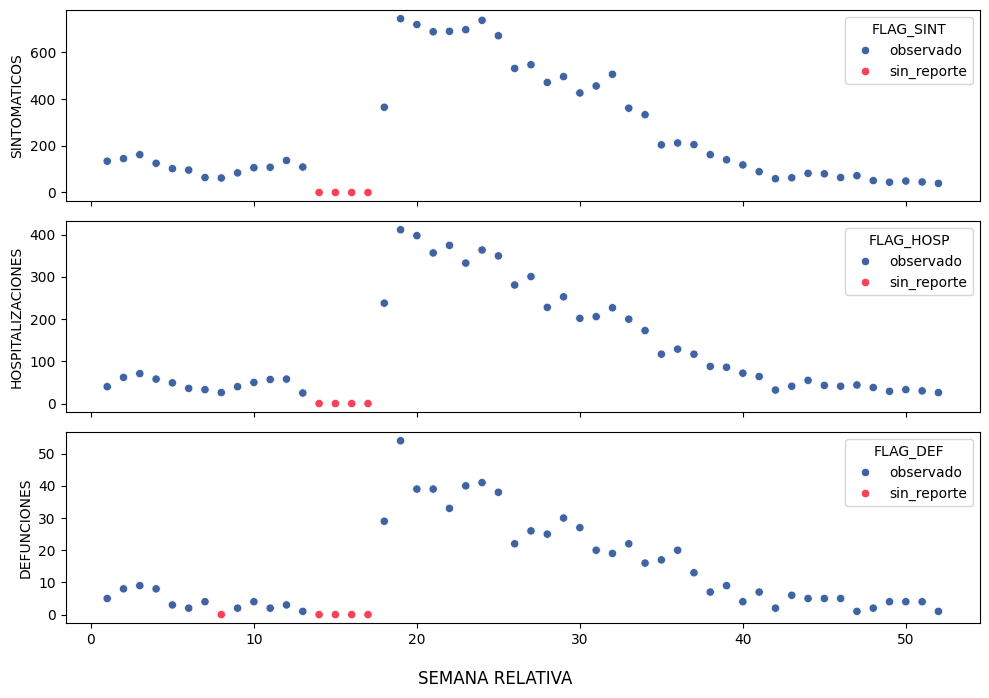
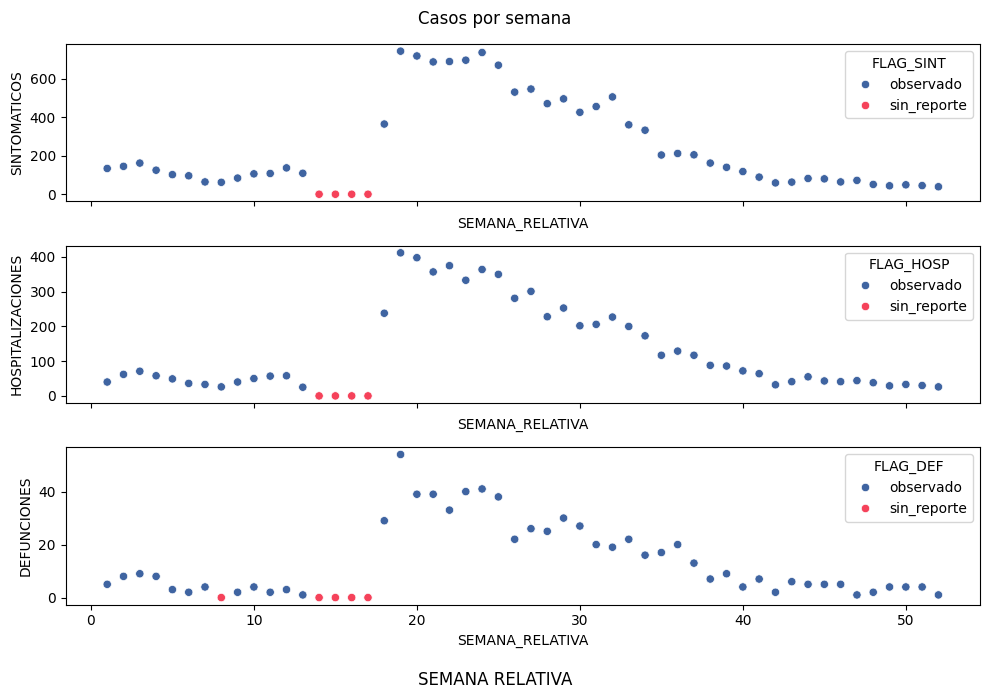
Code edit (unified diff) that turned the first committed figure into the second:
--- before
+++ after
@@ -13,10 +13,6 @@
         ax = ax[i]
     )
-
+    
 fig.supxlabel("SEMANA RELATIVA")
-
-ax[0].set_xlabel(None)
-ax[1].set_xlabel(None)
-ax[2].set_xlabel(None)
 
 ax[0].set_ylabel("SINTOMATICOS")
@@ -26,4 +22,7 @@
 ax[0].set_xticklabels([])
 ax[1].set_xticklabels([])
+
+fig.suptitle("Casos por semana")
+#fig.text(1,1,"HOla")
 plt.tight_layout()
 plt.show()

Commit: update